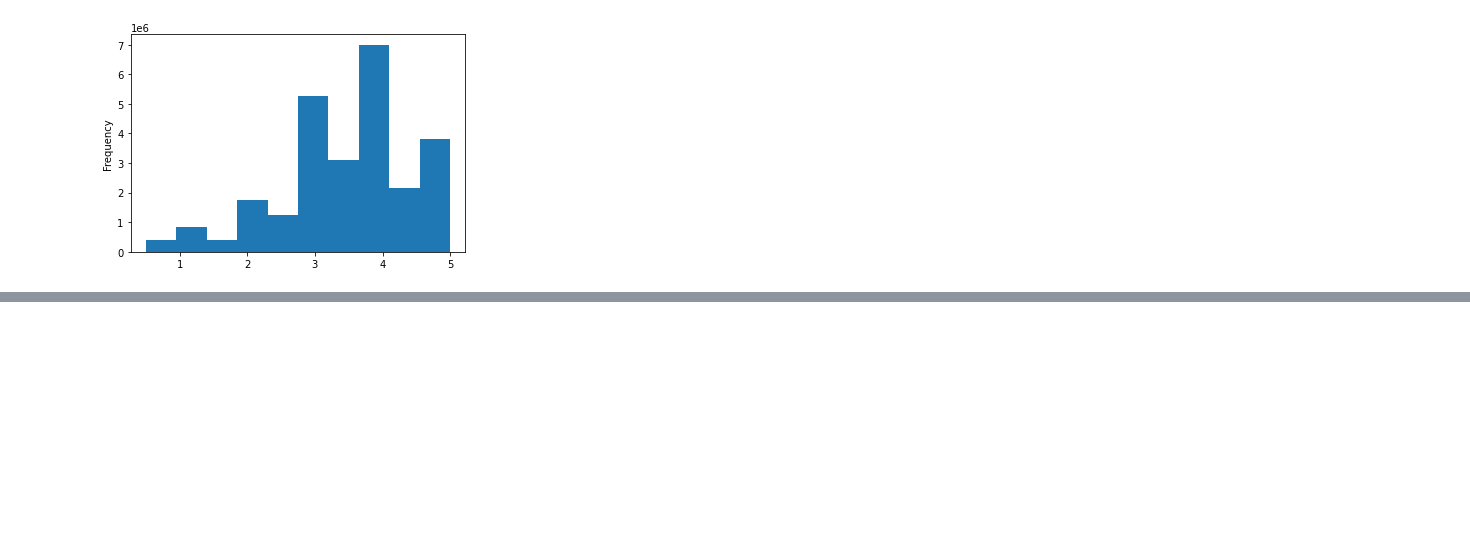
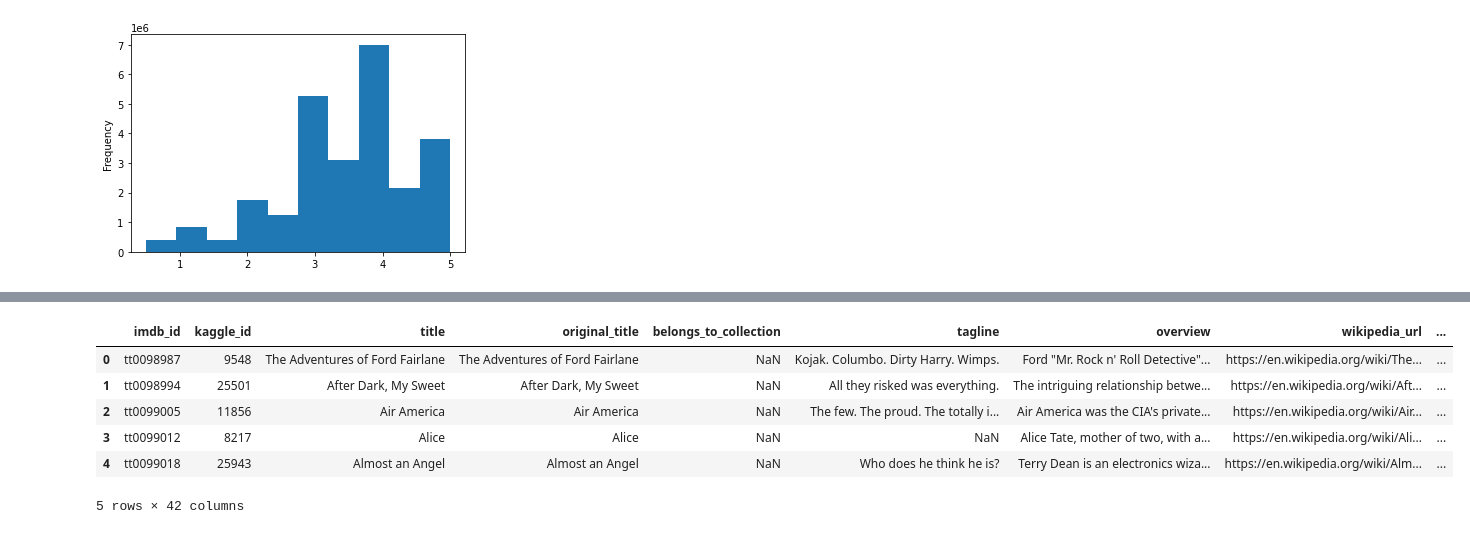
Before and after one commit to elangendorff/Movies-ETL, a Jupyter notebook: ETL.ipynb, the cells around one changed output, grey strips where cells are left out. Saved outputs shown, nothing was run; the diff lists cells and outputs as text; code cells hidden in the pictures; blank space fills up the shorter version.

```diff
--- a/ETL.ipynb
+++ b/ETL.ipynb
@@ -2276,0 +2338,19 @@ df_movies.columns.to_list()
+# %%
+# Merge ratings into df_movies
+df_movies_with_ratings = pd.merge(
+    df_movies,              # The left table
+    rating_counts,          # The right table
+    how='left',             # Join type
+    left_on='kaggle_id',    # Column from the left table to use as the join key
+    right_index=True        # Use the right table's index column for the join key instead of using 'right_on='
+)
+
+df_movies_with_ratings.head()
+# %% [output]
+|  | imdb_id | kaggle_id | title | original_title | belongs_to_collection | tagline | overview | wikipedia_url | ... |
+| 0 | tt0098987 | 9548 | The Adventures of Ford Fairlane | The Adventures of Ford Fairlane | NaN | Kojak. Columbo. Dirty Harry. Wimps. | Ford "Mr. Rock n' Roll Detective"... | https://en.wikipedia.org/wiki/The... | ... |
+| 1 | tt0098994 | 25501 | After Dark, My Sweet | After Dark, My Sweet | NaN | All they risked was everything. | The intriguing relationship betwe... | https://en.wikipedia.org/wiki/Aft... | ... |
+| 2 | tt0099005 | 11856 | Air America | Air America | NaN | The few. The proud. The totally i... | Air America was the CIA's private... | https://en.wikipedia.org/wiki/Air... | ... |
+| 3 | tt0099012 | 8217 | Alice | Alice | NaN | NaN | Alice Tate, mother of two, with a... | https://en.wikipedia.org/wiki/Ali... | ... |
+| 4 | tt0099018 | 25943 | Almost an Angel | Almost an Angel | NaN | Who does he think he is? | Terry Dean is an electronics wiza... | https://en.wikipedia.org/wiki/Alm... | ... |
+5 rows × 42 columns
```
Also changed, not shown: parts of 104 cells of this notebook.
